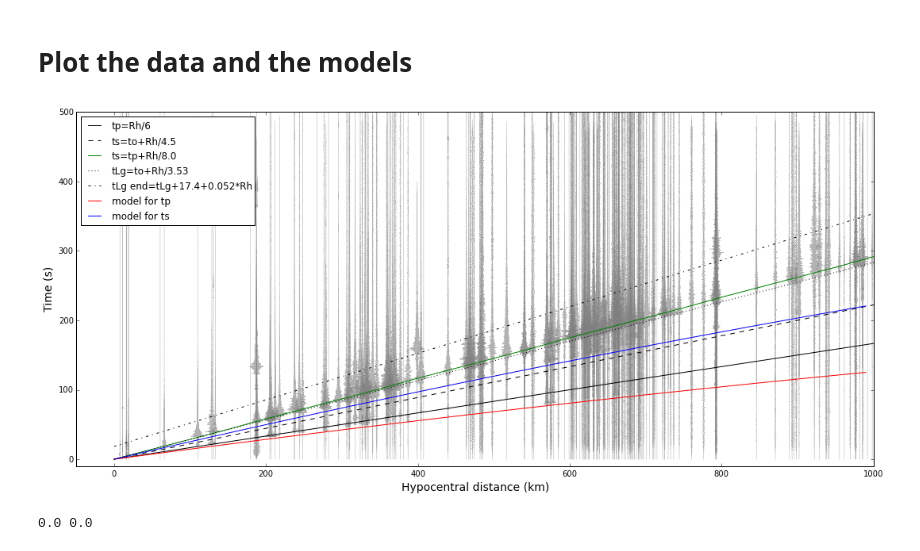
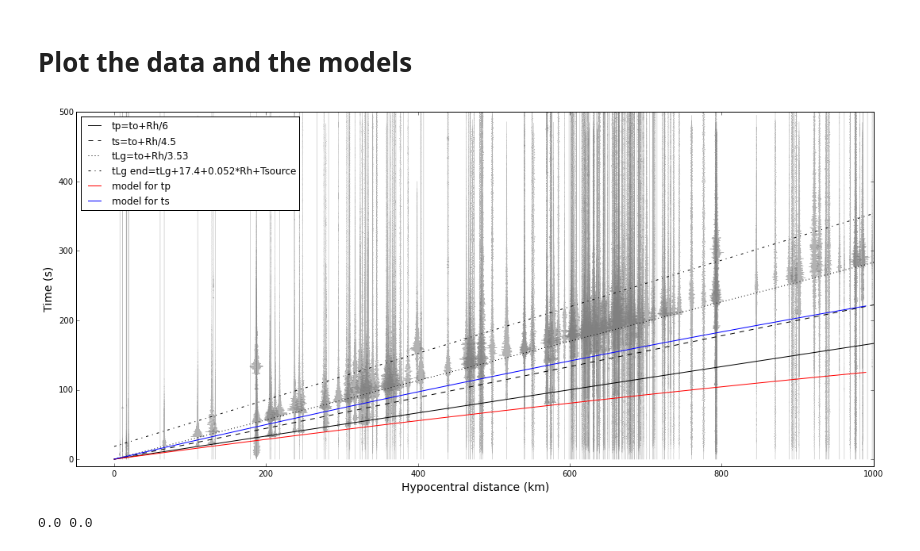
Before and after one commit to stephane-on/Spectral_analysis, a Jupyter notebook: Section_vs_epicentral_distance.ipynb, the cells around one changed output. Drawn from its saved outputs; the diff is of its cells as text; code cells hidden in the pictures.

Commit message:
Update notebook models tp ts.

```diff
--- a/Section_vs_epicentral_distance.ipynb
+++ b/Section_vs_epicentral_distance.ipynb
@@ -360,38 +360,42 @@ for k, i in enumerate(dado['orglist']):
 #blue_cross = plt.scatter(dado['R'],dado['ts_manual'],marker='+',color='blue',label='picked ts')
 dist=np.arange(0,1200,50)
 timeP=dist/6.0
 black_line, = plt.plot(dist,timeP,color='black',label='tp=Rh/6')
 
 Tsource=1 # For Mw <= 5.0
 model_Sbeg_time_arr=dist/4.5
 model_Sbeg_time_arr2=timeP+dist/8
 
 #model_Send_time_arr=timeP+Tsource+0.1*dist
 model_Send_time_arr=ts_model(dist)+Tsource+ts_model(dist)-tp_model(dist)
 model_Lg=dist/3.53
 model_Lg_end=model_Lg+17.4+0.052*dist+Tsource
 
 black_dashed_line, = plt.plot(dist,model_Sbeg_time_arr,color='black',linestyle='--',label='ts=to+Rh/4.5')
-green_line, = plt.plot(dist,model_Sbeg_time_arr2,color='green',label='ts=tp+Rh/8.0')
+#green_line, = plt.plot(dist,model_Sbeg_time_arr2,color='green',label='ts=tp+Rh/8.0')
 black_dotted_line, = plt.plot(dist,model_Lg,color='black',linestyle=':',label='tLg=to+Rh/3.53')
-black_dotted_dashed_line, = plt.plot(dist,model_Lg_end,color='black',linestyle='-.',label='tLg end=17.4+0.052*Rh')
+black_dotted_dashed_line, = plt.plot(dist,model_Lg_end,color='black',linestyle='-.',label='tLg end=17.4+0.052*Rh+Tsource')
 
 #blue_dashed_line, = plt.plot(dist,model_Send_time_arr,color='blue',linestyle='--',label='model for tsend')
 
 red_line, = plt.plot(np.arange(0,1000,10),tp_model(np.arange(0,1000,10)),color='red',label='model for tp')
 blue_line, = plt.plot(np.arange(0,1000,10),ts_model(np.arange(0,1000,10)),color='blue',label='model for ts')
 plt.xlim(xmin=-50, xmax=1000)
 plt.ylim(ymin=-10, ymax=500)
-plt.legend((black_line, black_dashed_line, green_line, black_dotted_line, black_dotted_dashed_line,
+#plt.legend((black_line, black_dashed_line, green_line, black_dotted_line, black_dotted_dashed_line,
+#            red_line, blue_line),
+#           ('tp=Rh/6','ts=to+Rh/4.5','ts=tp+Rh/8.0','tLg=to+Rh/3.53', 'tLg end=tLg+17.4+0.052*Rh',
+#            'model for tp','model for ts'),loc=2)
+plt.legend((black_line, black_dashed_line, black_dotted_line, black_dotted_dashed_line,
             red_line, blue_line),
-           ('tp=Rh/6','ts=to+Rh/4.5','ts=tp+Rh/8.0','tLg=to+Rh/3.53', 'tLg end=tLg+17.4+0.052*Rh',
+           ('tp=to+Rh/6','ts=to+Rh/4.5','tLg=to+Rh/3.53', 'tLg end=tLg+17.4+0.052*Rh+Tsource',
             'model for tp','model for ts'),loc=2)
 plt.xlabel('Hypocentral distance (km)',fontsize=14)
 plt.ylabel('Time (s)',fontsize=14)
 
 plt.savefig('section_tp_ts_models.png')
 # %% [output]
-[figure, old version]
+[figure, new version]
 # %%
 print tp_model(0.0),ts_model(0.0)
 # %% [output]
```
